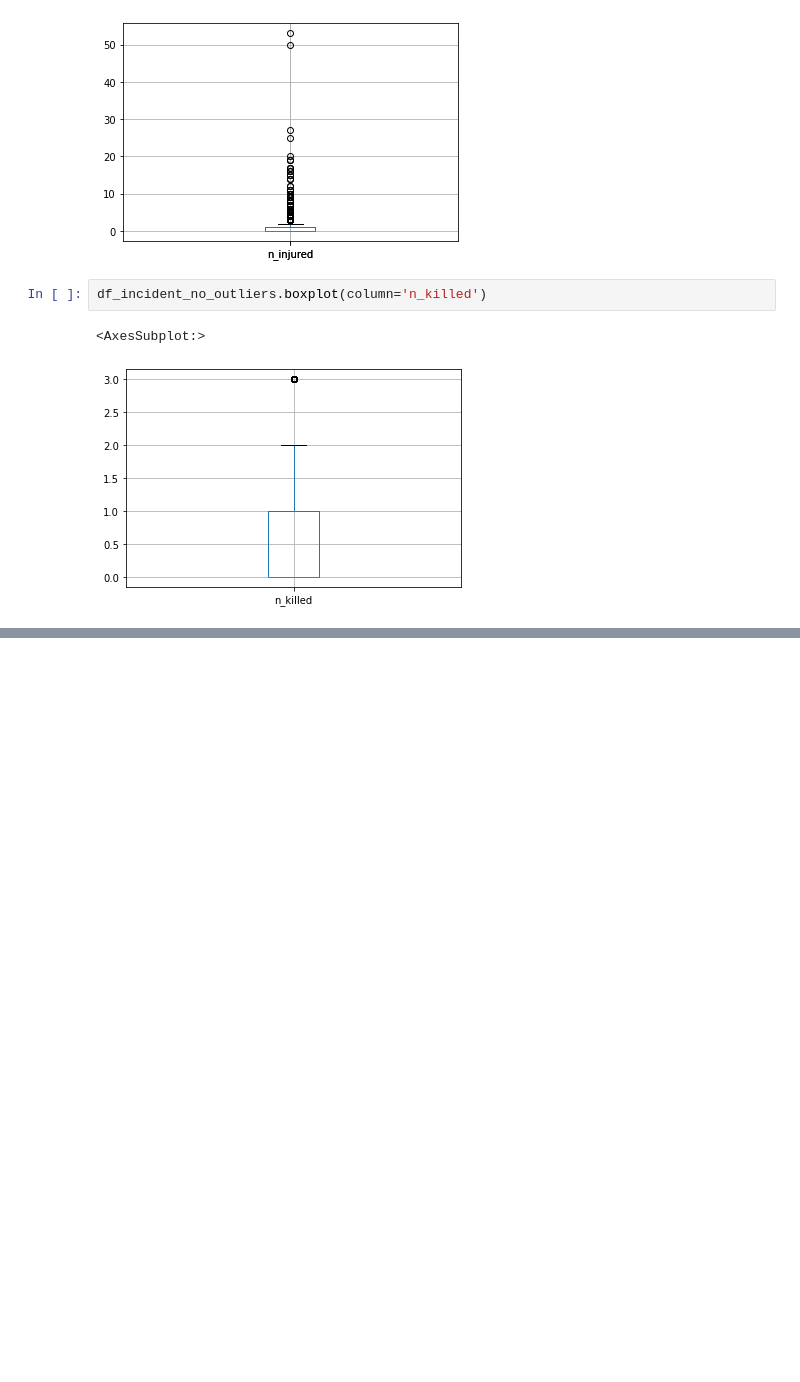
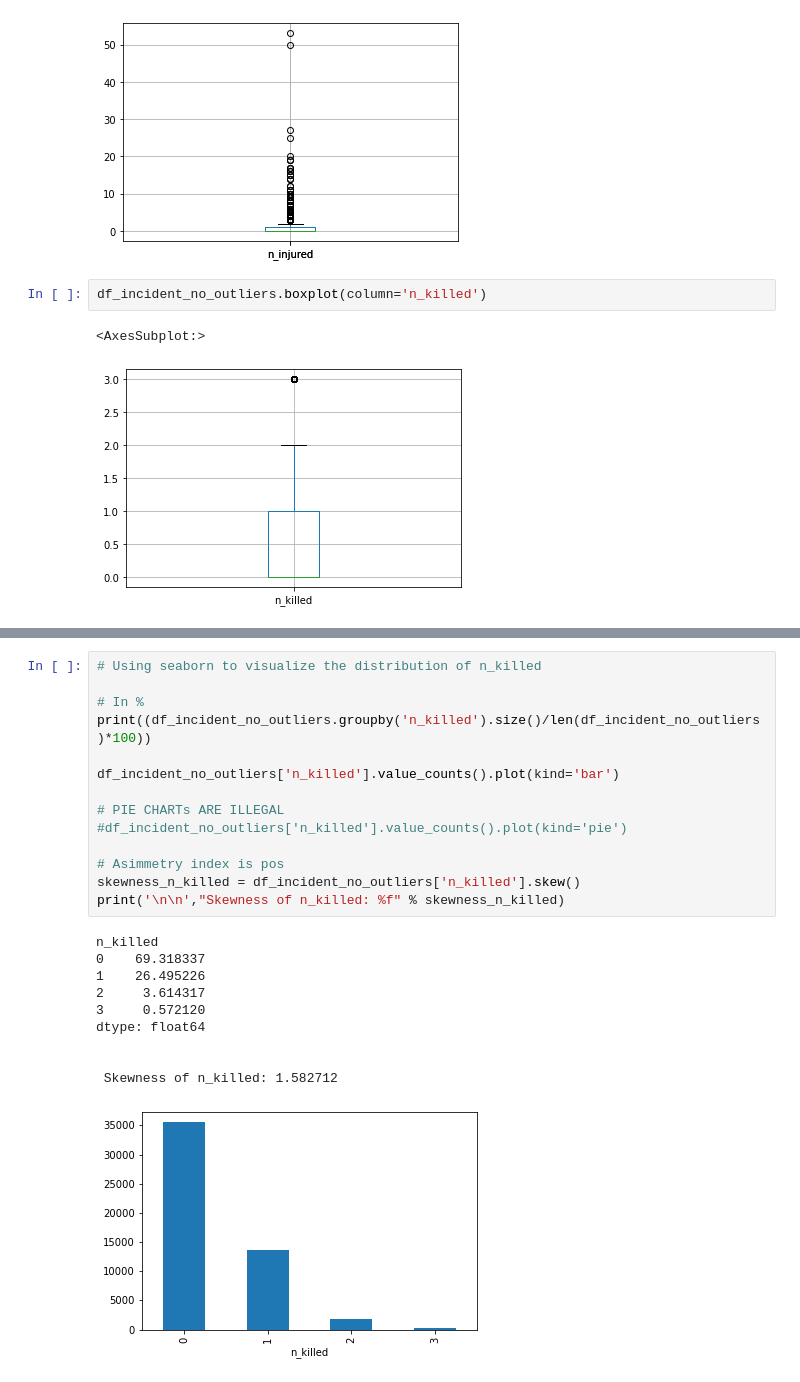
Before and after one commit to TheDarkPyotr/DataMining2023, a Jupyter notebook: source/Task1.ipynb, the cells around one changed output, grey strips where cells are left out. Cells and saved outputs as stored; diff of their text form; blank space fills up the shorter version.

```diff
--- a/source/Task1.ipynb
+++ b/source/Task1.ipynb
@@ -176,0 +183,25 @@ df_incident_no_outliers.boxplot(column='n_killed')
+# %%
+# Using seaborn to visualize the distribution of n_killed
+
+# In %
+print((df_incident_no_outliers.groupby('n_killed').size()/len(df_incident_no_outliers)*100))
+
+df_incident_no_outliers['n_killed'].value_counts().plot(kind='bar')
+
+# PIE CHARTs ARE ILLEGAL
+#df_incident_no_outliers['n_killed'].value_counts().plot(kind='pie')
+
+# Asimmetry index is pos
+skewness_n_killed = df_incident_no_outliers['n_killed'].skew()
+print('\n\n',"Skewness of n_killed: %f" % skewness_n_killed)
+# %% [output]
+n_killed
+0    69.318337
+1    26.495226
+2     3.614317
+3     0.572120
+dtype: float64
+
+
+ Skewness of n_killed: 1.582712
+[figure, added]
```
Also changed, not shown: parts of 1 cell of this notebook.
